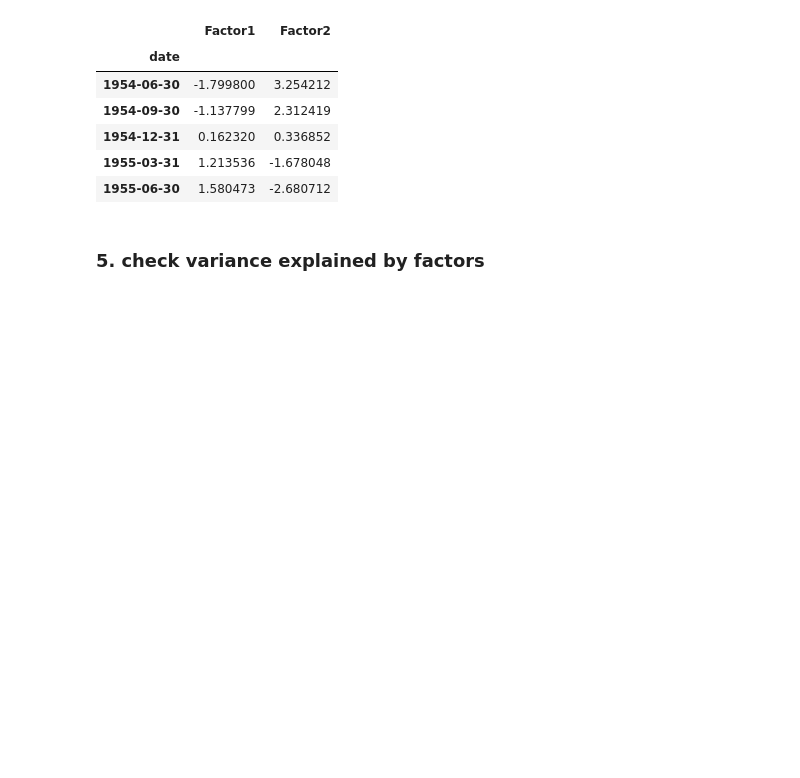
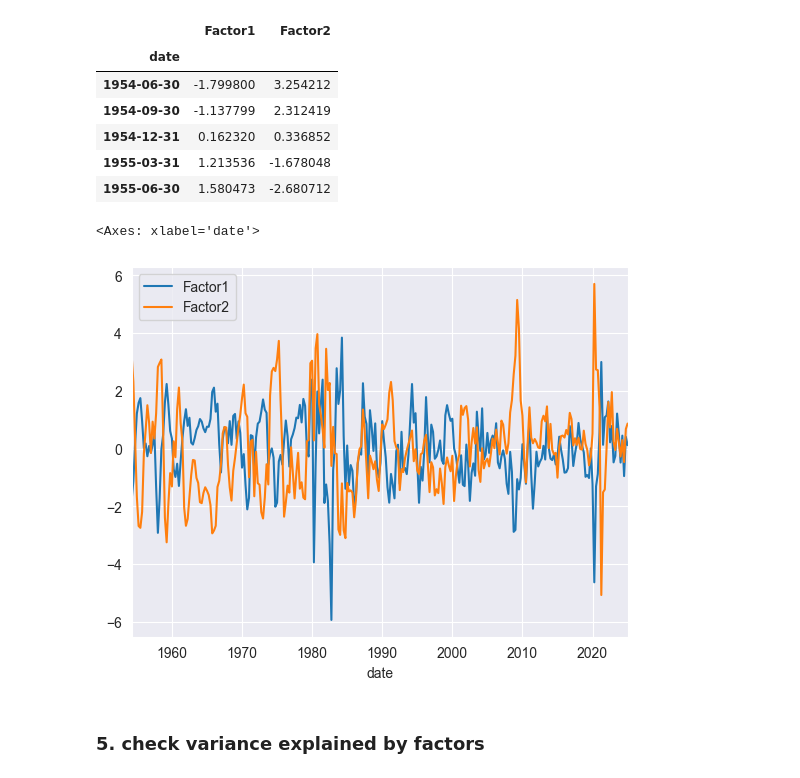
Before and after one commit to BramBouma/markov-switching, a Jupyter notebook: Multivariate/DFM-GaussianHMM.ipynb, the cells around one changed output. Saved outputs shown, nothing was run; the diff lists cells and outputs as text; code cells hidden in the pictures; blank space fills up the shorter version.

```diff
--- a/Multivariate/DFM-GaussianHMM.ipynb
+++ b/Multivariate/DFM-GaussianHMM.ipynb
@@ -83,6 +83,11 @@ F.head()
 | 1954-12-31 | 0.162320 | 0.336852 |
 | 1955-03-31 | 1.213536 | -1.678048 |
 | 1955-06-30 | 1.580473 | -2.680712 |
+# %%
+F.plot()
+# %% [output]
+<Axes: xlabel='date'>
+[figure, added]
 # %% [markdown]
 ### 5. check variance explained by factors
 # %%
```
Also changed, not shown: parts of 16 cells of this notebook, 4 other files.
